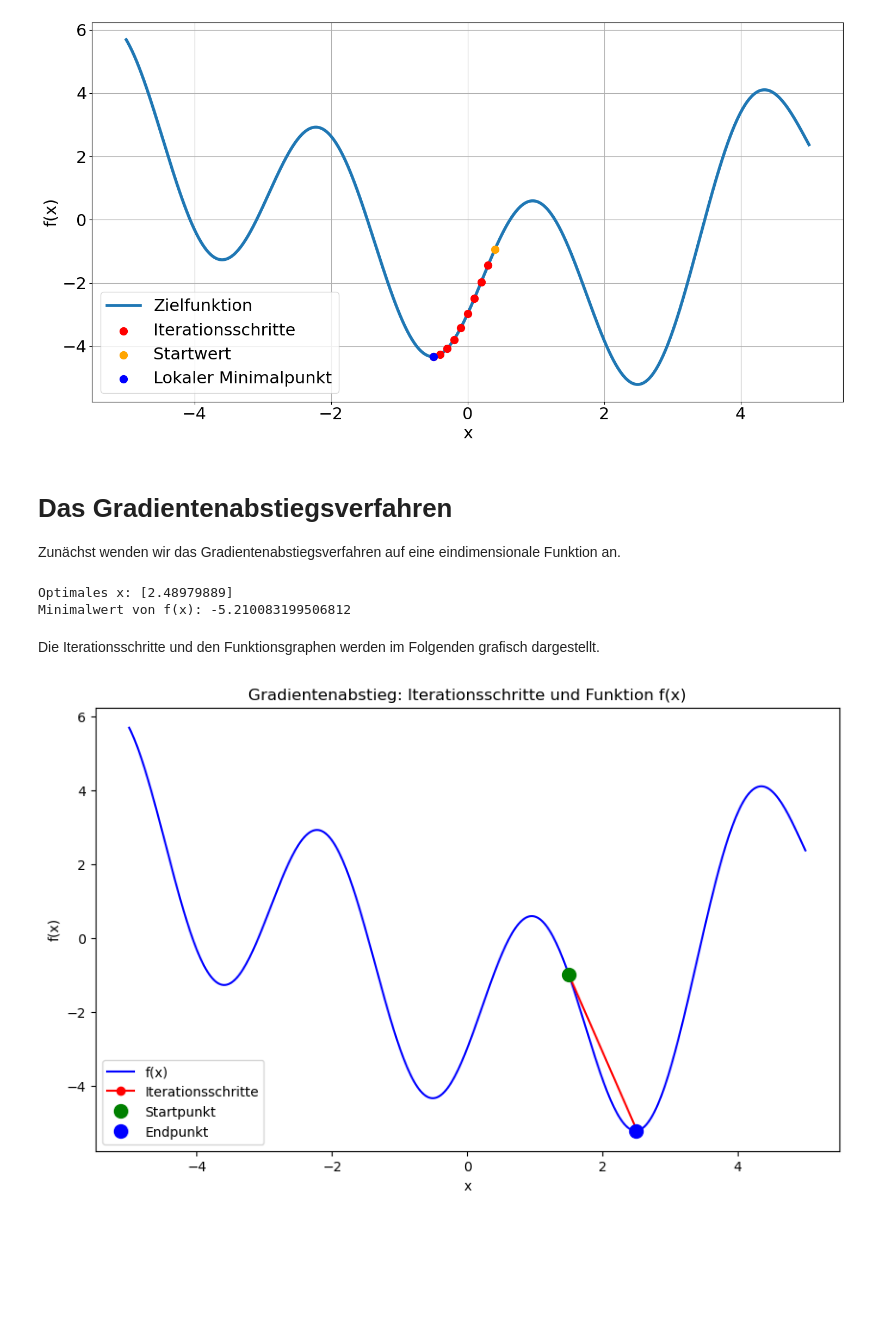
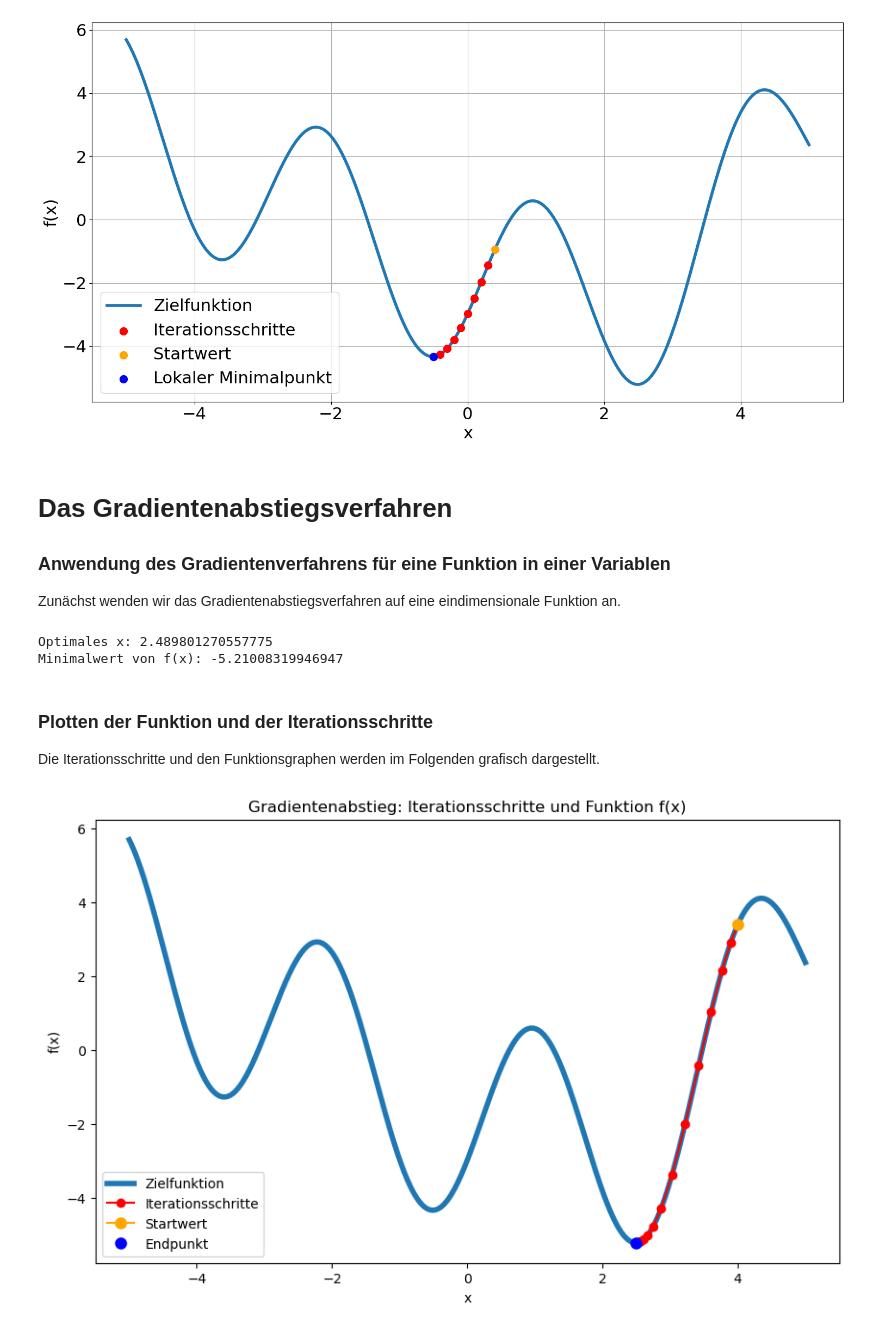
Before and after one commit to Schoenbrodt/KI-Bildung-im-MU, a Jupyter notebook: numerische_Optimierungsverfahren.ipynb, the cells around one changed output. Cells and saved outputs as stored; diff of their text form; code cells hidden in the pictures; blank space fills up the shorter version.

```diff
--- a/numerische_Optimierungsverfahren.ipynb
+++ b/numerische_Optimierungsverfahren.ipynb
@@ -149,58 +149,74 @@ plt.show()
 # %% [markdown]
 # Das Gradientenabstiegsverfahren
 
+### Anwendung des Gradientenverfahrens für eine Funktion in einer Variablen
+
 Zunächst wenden wir das Gradientenabstiegsverfahren auf eine eindimensionale Funktion an.
-# %%
-def f_eindim(x):
-    return math.cos(x) + 3 * math.sin(0.6 * x - 2) + 3 * math.cos(2 * x - 2)
-
-# Wähle einen Startpunkt für den Algorithmus
-start_x = 1.5
-
-# Liste zum Speichern der Iterationspunkte
-iterations = []
-
-# Callback-Funktion, um Iterationspunkte zu speichern
-def callback(xk):
-    iterations.append(xk[0])  # Speichere den Wert von xk als einzelnes Element
-
-# Wende das Gradientenabstiegsverfahren an
-result = minimize(f_eindim, start_x, method='BFGS', callback=callback)
-
-# Füge den Startpunkt zur Liste der Iterationen hinzu
-iterations.insert(0, start_x)
-iterations = np.array(iterations)
-
-# Gib das Ergebnis aus
-print("Optimales x:", result.x)
-print("Minimalwert von f(x):", result.fun)
-# %% [output]
-Optimales x: [2.48979889]
-Minimalwert von f(x): -5.210083199506812
+# %%
+import numpy as np
+import math
+
+def f_eindim(x):
+    return math.cos(x) + 3 * math.sin(0.6 * x - 2) + 3 * math.cos(2 * x - 2)
+
+def grad_f_eindim(x):
+    df_dx = -math.sin(x) + 3 * 0.6 * math.cos(0.6 * x - 2) - 6 * math.sin(2 * x - 2)
+    return df_dx
+
+def gradient_descent(start_x, learning_rate=0.025, tolerance=1e-6, max_iter=1000):
+    x = start_x
+    iterations = [x]
+
+    for _ in range(max_iter):
+        grad = grad_f_eindim(x)
+        x_new = x - learning_rate * grad
+
+        iterations.append(x_new)
+
+        if abs(x_new - x) < tolerance:
+            break
+
+        x = x_new
+
+    return x, f_eindim(x), np.array(iterations)
+
+# Wähle einen Startpunkt für den Algorithmus
+start_x = 4
+
+# Wende das Gradientenabstiegsverfahren an
+optimal_x, optimal_value, iterations = gradient_descent(start_x)
+
+# Gib das Ergebnis aus
+print("Optimales x:", optimal_x)
+print("Minimalwert von f(x):", optimal_value)
+# %% [output]
+Optimales x: 2.489801270557775
+Minimalwert von f(x): -5.21008319946947
 # %% [markdown]
+### Plotten der Funktion und der Iterationsschritte
 Die Iterationsschritte und den Funktionsgraphen werden im Folgenden grafisch dargestellt.
 # %%
 # Erzeuge die Werte für den Plot
 x = np.linspace(-5, 5, 400)
 y = np.array([f_eindim(xi) for xi in x])
 
 # Plot der Funktion
 plt.figure(figsize=(10, 6))
-plt.plot(x, y, label='f(x)', color='blue')
+plt.plot(x, y, label = 'Zielfunktion', linewidth = 4)
 
 # Plot der Iterationsschritte
 plt.plot(iterations, [f_eindim(xi) for xi in iterations], 'ro-', label='Iterationsschritte')
 
 # Markiere den Startpunkt und den Endpunkt
-plt.plot(start_x, f_eindim(start_x), 'go', markersize=10, label='Startpunkt')
-plt.plot(result.x, f_eindim(result.x), 'bo', markersize=10, label='Endpunkt')
+plt.plot(start_x, f_eindim(start_x), color='orange',markersize=8,  marker='o', label='Startwert', zorder=3)
+plt.plot(optimal_x, f_eindim(optimal_x), 'bo', markersize=8, label='Endpunkt')
 
 # Achsenbeschriftungen und Titel
 plt.xlabel('x')
 plt.ylabel('f(x)')
 plt.legend()
 plt.title('Gradientenabstieg: Iterationsschritte und Funktion f(x)')
 
 plt.show()
 # %% [output]
-[figure, old version]
+[figure, new version]
```
Also changed, not shown: parts of 10 cells of this notebook, 3 other files.
